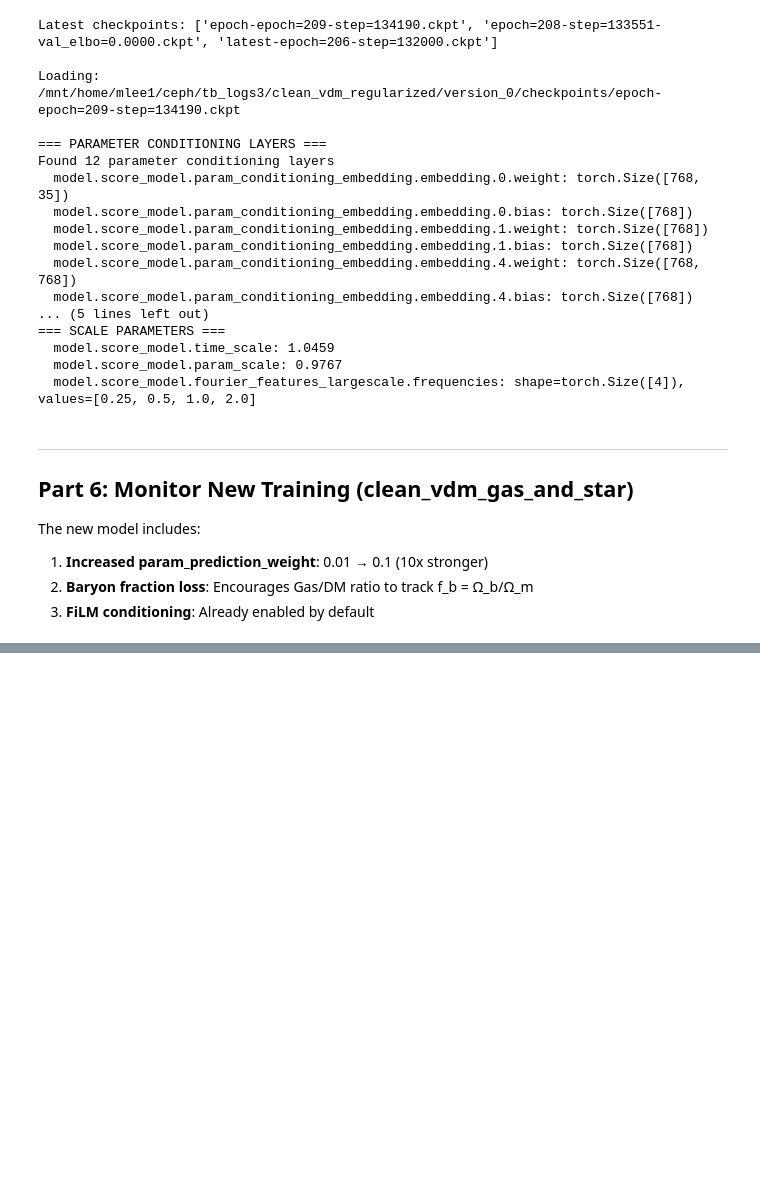
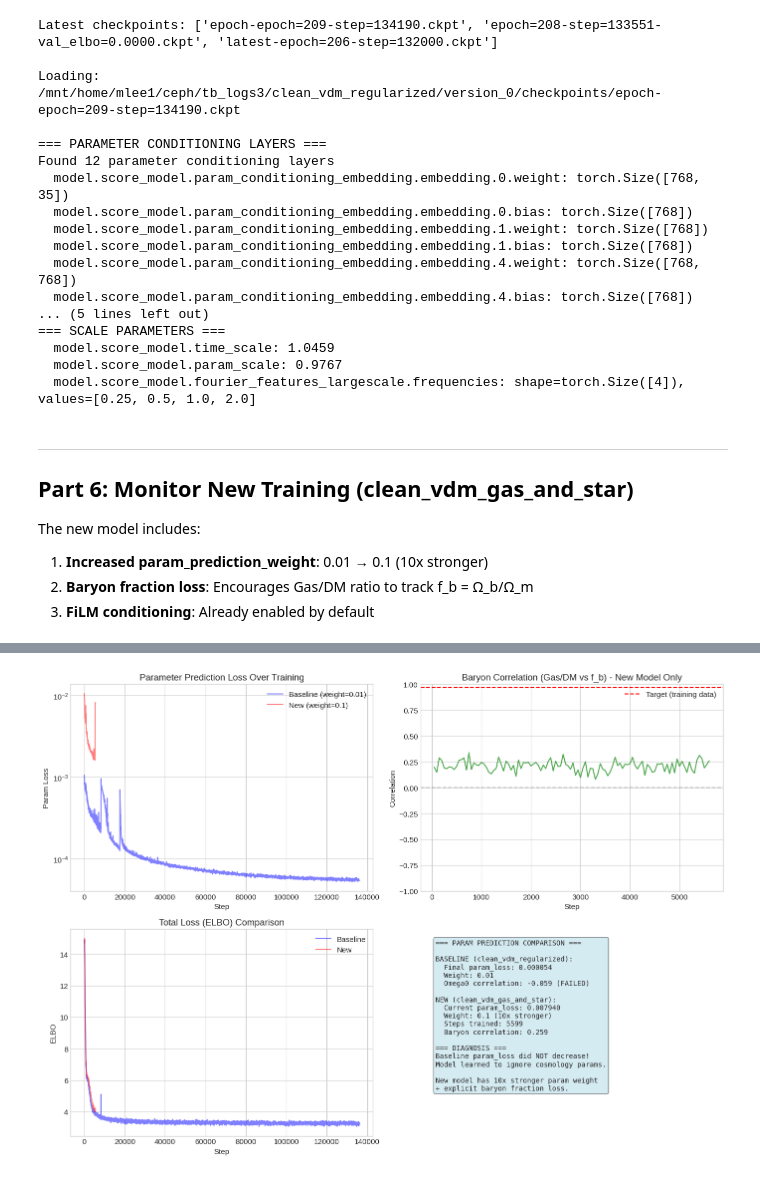
Before and after one commit to Maxelee/vdm_BIND, a Jupyter notebook: analysis/notebooks/05_gas_bias_investigation.ipynb, the cells around one changed output, grey strips where cells are left out. Saved outputs shown, nothing was run; the diff lists cells and outputs as text; code cells hidden in the pictures; blank space fills up the shorter version.

```diff
--- a/analysis/notebooks/05_gas_bias_investigation.ipynb
+++ b/analysis/notebooks/05_gas_bias_investigation.ipynb
@@ -1141,0 +1604,84 @@ Plot saved to: /mnt/home/mlee1/ceph/tb_logs3/clean_vdm_gas_and_star/training_pro
+# %%
+# Plot param_loss comparison between baseline and new model
+fig, axes = plt.subplots(2, 2, figsize=(14, 10))
+
+# Plot 1: Param loss over training
+ax = axes[0, 0]
+if baseline_metrics and 'train/param_loss_step' in baseline_metrics:
+    m = baseline_metrics['train/param_loss_step']
+    ax.plot(m['steps'], m['values'], 'b-', alpha=0.5, label='Baseline (weight=0.01)')
+if new_metrics and 'train/param_loss_step' in new_metrics:
+    m = new_metrics['train/param_loss_step']
+    ax.plot(m['steps'], m['values'], 'r-', alpha=0.5, label='New (weight=0.1)')
+ax.set_xlabel('Step')
+ax.set_ylabel('Param Loss')
+ax.set_title('Parameter Prediction Loss Over Training')
+ax.legend()
+ax.set_yscale('log')
+
+# Plot 2: Baryon correlation (only new model has this)
+ax = axes[0, 1]
+if new_metrics and 'train/baryon_correlation_step' in new_metrics:
+    m = new_metrics['train/baryon_correlation_step']
+    ax.plot(m['steps'], m['values'], 'g-', alpha=0.7)
+    ax.axhline(0.97, color='red', linestyle='--', label='Target (training data)')
+    ax.axhline(0, color='gray', linestyle='--', alpha=0.5)
+ax.set_xlabel('Step')
+ax.set_ylabel('Correlation')
+ax.set_title('Baryon Correlation (Gas/DM vs f_b) - New Model Only')
+ax.set_ylim(-1, 1)
+ax.legend()
+
+# Plot 3: ELBO comparison
+ax = axes[1, 0]
+if baseline_metrics and 'train/elbo_step' in baseline_metrics:
+    m = baseline_metrics['train/elbo_step']
+    ax.plot(m['steps'], m['values'], 'b-', alpha=0.5, label='Baseline')
+if new_metrics and 'train/elbo_step' in new_metrics:
+    m = new_metrics['train/elbo_step']
+    ax.plot(m['steps'], m['values'], 'r-', alpha=0.5, label='New')
+ax.set_xlabel('Step')
+ax.set_ylabel('ELBO')
+ax.set_title('Total Loss (ELBO) Comparison')
+ax.legend()
+
+# Plot 4: Summary statistics
+ax = axes[1, 1]
+summary = "=== PARAM PREDICTION COMPARISON ===\n\n"
+
+# Get final param_loss values
+if baseline_metrics and 'train/param_loss_step' in baseline_metrics:
+    bl_param = baseline_metrics['train/param_loss_step']['values'][-1]
+    summary += f"BASELINE (clean_vdm_regularized):\n"
+    summary += f"  Final param_loss: {bl_param:.6f}\n"
+    summary += f"  Weight: 0.01\n"
+    summary += f"  Omega0 correlation: -0.059 (FAILED)\n\n"
+
+if new_metrics and 'train/param_loss_step' in new_metrics:
+    new_param = new_metrics['train/param_loss_step']['values'][-1]
+    new_steps = new_metrics['train/param_loss_step']['steps'][-1]
+    summary += f"NEW (clean_vdm_gas_and_star):\n"
+    summary += f"  Current param_loss: {new_param:.6f}\n"
+    summary += f"  Weight: 0.1 (10x stronger)\n"
+    summary += f"  Steps trained: {new_steps}\n"
+
+    if 'train/baryon_correlation_step' in new_metrics:
+        baryon_corr = new_metrics['train/baryon_correlation_step']['values'][-1]
+        summary += f"  Baryon correlation: {baryon_corr:.3f}\n"
+
+summary += "\n=== DIAGNOSIS ===\n"
+summary += "Baseline param_loss did NOT decrease!\n"
+summary += "Model learned to ignore cosmology params.\n"
+summary += "\nNew model has 10x stronger param weight\n"
+summary += "+ explicit baryon fraction loss."
+
+ax.text(0.05, 0.95, summary, transform=ax.transAxes, fontsize=10,
+        verticalalignment='top', fontfamily='monospace',
+        bbox=dict(boxstyle='round', facecolor='lightblue', alpha=0.5))
+ax.axis('off')
+
+plt.tight_layout()
+plt.savefig('/mnt/home/mlee1/vdm_BIND/analysis/notebooks/param_loss_comparison.png', dpi=150)
+plt.show()
+# %% [output]
+[figure, added]
```
Also changed, not shown: parts of 44 cells of this notebook, 24 other files.
